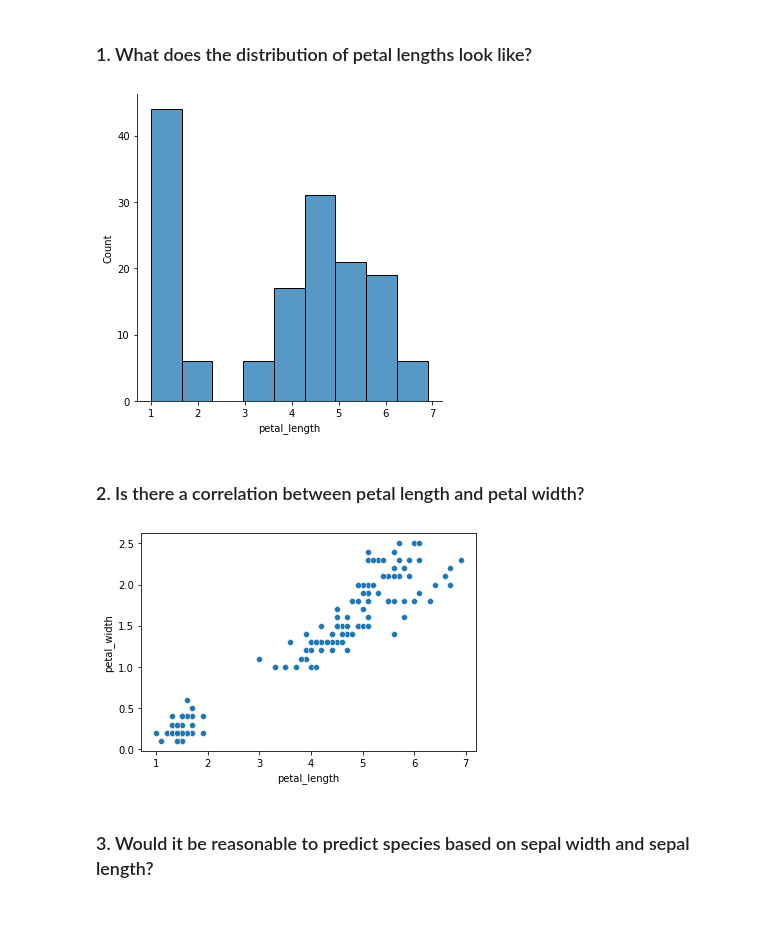
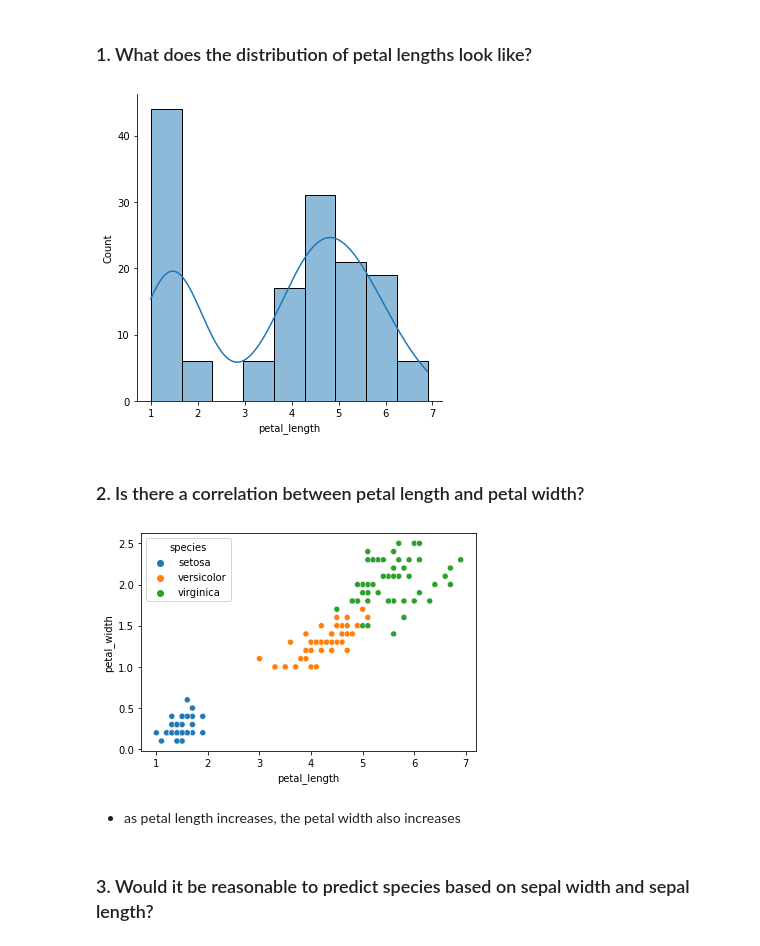
Before and after one commit to wheelerjoshua/numpy-pandas-visualization-exercises, a Jupyter notebook: seaborn_exercises.ipynb, the cells around one changed output. Cells and saved outputs as stored; diff of their text form; code cells hidden in the pictures; blank space fills up the shorter version.

```diff
--- a/seaborn_exercises.ipynb
+++ b/seaborn_exercises.ipynb
@@ -41,15 +41,17 @@ species are _Iris setosa_, _versicolor_, and _virginica_.
 # %% [markdown]
 ### 1. What does the distribution of petal lengths look like?
 # %%
-sns.displot(data=iris, x= 'petal_length');
+sns.displot(data=iris, x= 'petal_length', kde = True);
 # %% [output]
-[figure, old version]
+[figure, new version]
 # %% [markdown]
 ### 2. Is there a correlation between petal length and petal width?
 # %%
-sns.scatterplot(data=iris, x='petal_length',y='petal_width');
+sns.scatterplot(data=iris, x='petal_length', y='petal_width', hue = 'species');
 # %% [output]
-[figure, old version]
+[figure, new version]
+# %% [markdown]
+- as petal length increases, the petal width also increases
 # %% [markdown]
 ### 3. Would it be reasonable to predict species based on sepal width and sepal length?
 # %%
```
Also changed, not shown: parts of 15 cells of this notebook, 2 other files.
